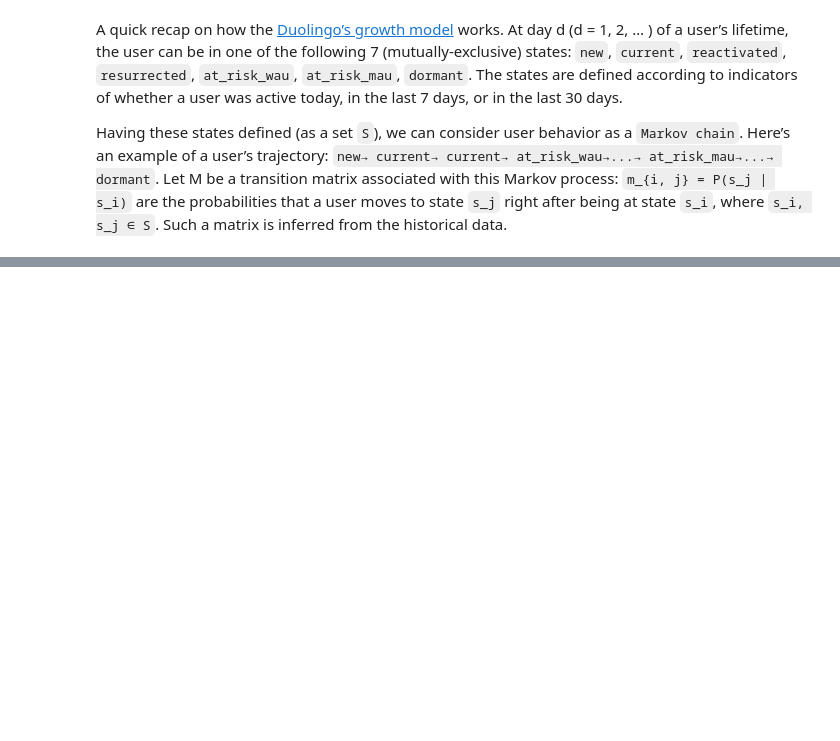
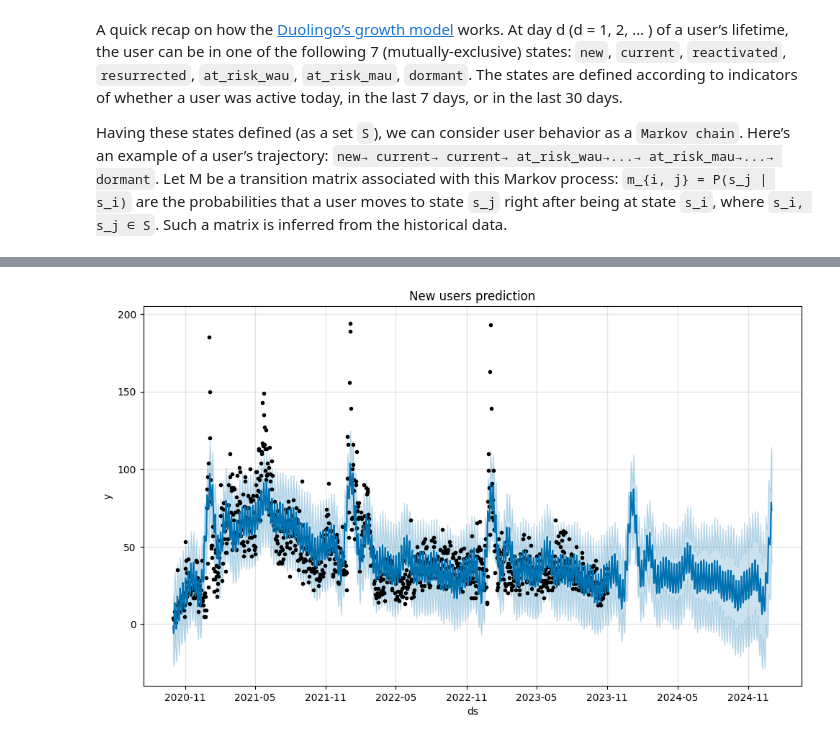
Before and after one commit to shortthirdman/Duolingo-User-Engagement, a Jupyter notebook: MarkovChain-DAU.ipynb, the cells around one changed output, grey strips where cells are left out. Drawn from its saved outputs; the diff is of its cells as text; code cells hidden in the pictures; blank space fills up the shorter version.

```diff
--- a/MarkovChain-DAU.ipynb
+++ b/MarkovChain-DAU.ipynb
@@ -12,0 +49,3 @@ Having these states defined (as a set `S`), we can consider user behavior as a `
+# %%
+PREDICTION_START = '2023-11-01'
+PREDICTION_END = '2024-12-31'
@@ -12,0 +54,3 @@ Having these states defined (as a set `S`), we can consider user behavior as a `
+# %%
+new_users = df[df['date'] == df['registration_date']].groupby('date').size()
+new_users.head()
@@ -12,0 +119,4 @@ Having these states defined (as a set `S`), we can consider user behavior as a `
+# %%
+new_users_pred = predict_new_users(PREDICTION_START, PREDICTION_END, new_users)
+# %% [output]
+[figure, added]
```
Also changed, not shown: parts of 44 cells of this notebook, 3 other files.
